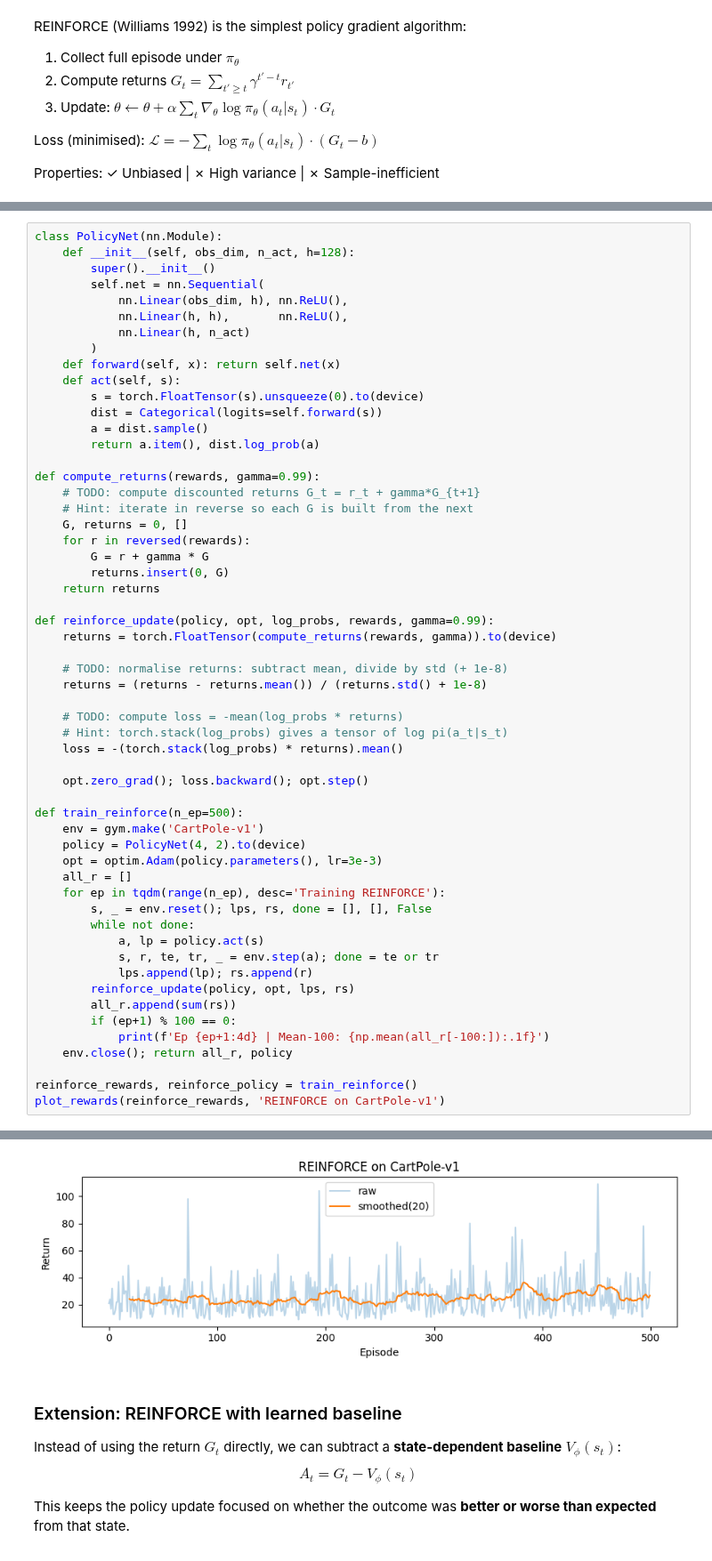
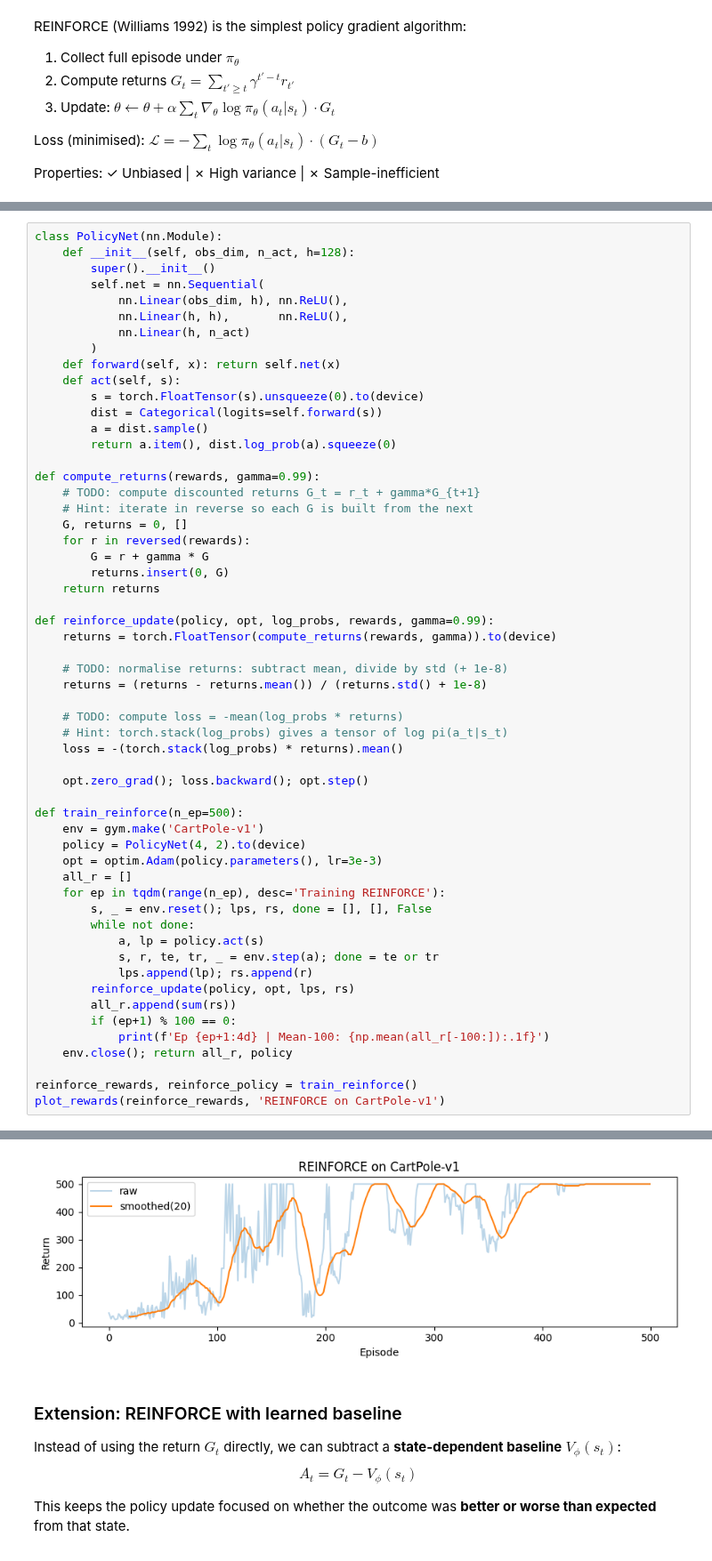
Before and after one commit to ilijabogunovic/rhine-ai, a Jupyter notebook: public/exercises/Exercise4_SOLUTION.ipynb, the cells around one changed output, grey strips where cells are left out. Shown at 89% size. Drawn from its saved outputs; the diff is of its cells as text.

```diff
--- a/public/exercises/Exercise4_SOLUTION.ipynb
+++ b/public/exercises/Exercise4_SOLUTION.ipynb
@@ -142,7 +150,7 @@ class PolicyNet(nn.Module):
         s = torch.FloatTensor(s).unsqueeze(0).to(device)
         dist = Categorical(logits=self.forward(s))
         a = dist.sample()
-        return a.item(), dist.log_prob(a)
+        return a.item(), dist.log_prob(a).squeeze(0)
 
 def compute_returns(rewards, gamma=0.99):
     # TODO: compute discounted returns G_t = r_t + gamma*G_{t+1}
@@ -193,4 +201,4 @@ Ep  500 | Mean-100: 27.5
-[figure, old version]
+[figure, new version]
 # %% [markdown]
 ### Extension: REINFORCE with learned baseline
 
```
Also changed, not shown: parts of 8 cells of this notebook, 3 other files.
